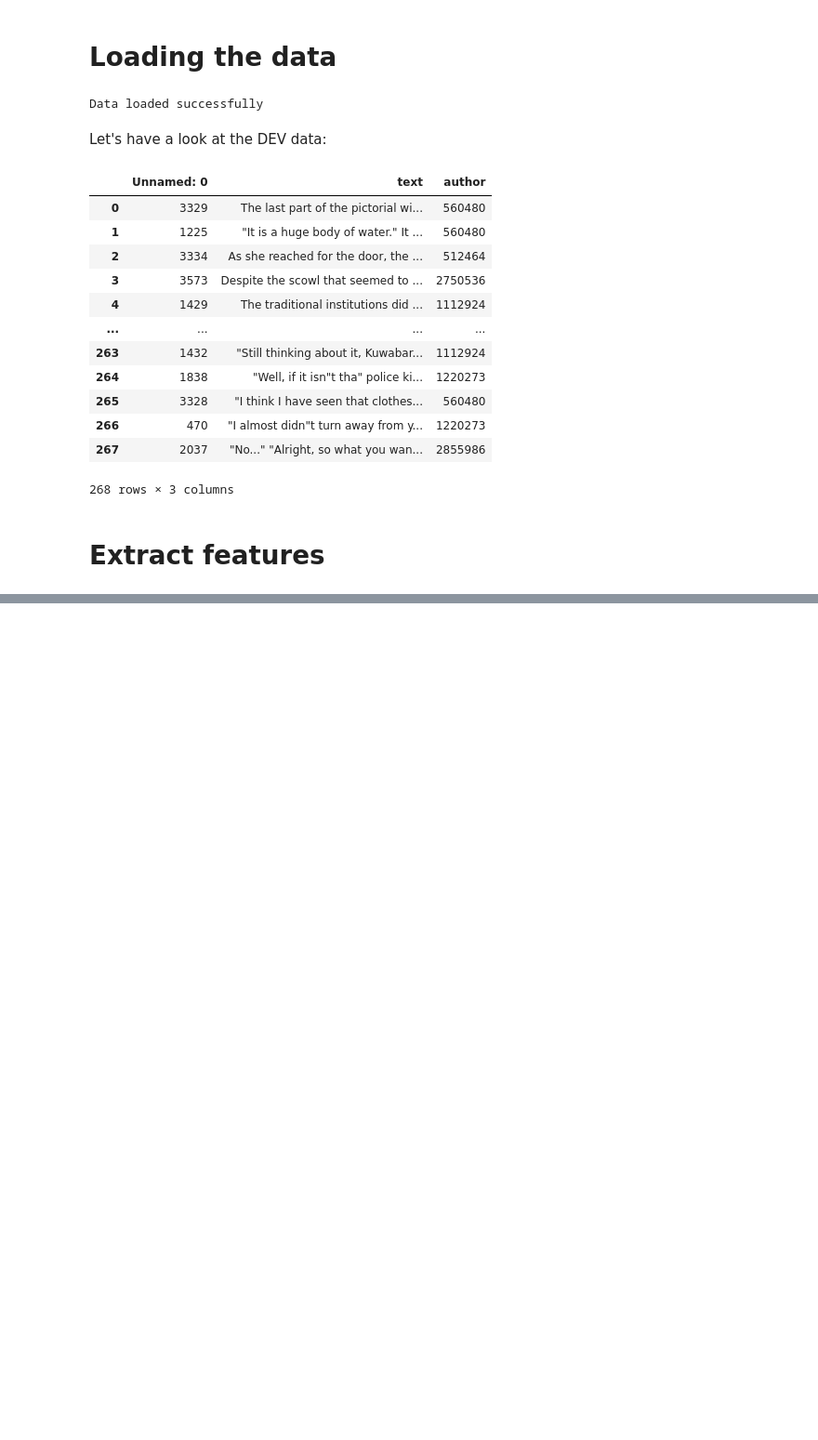
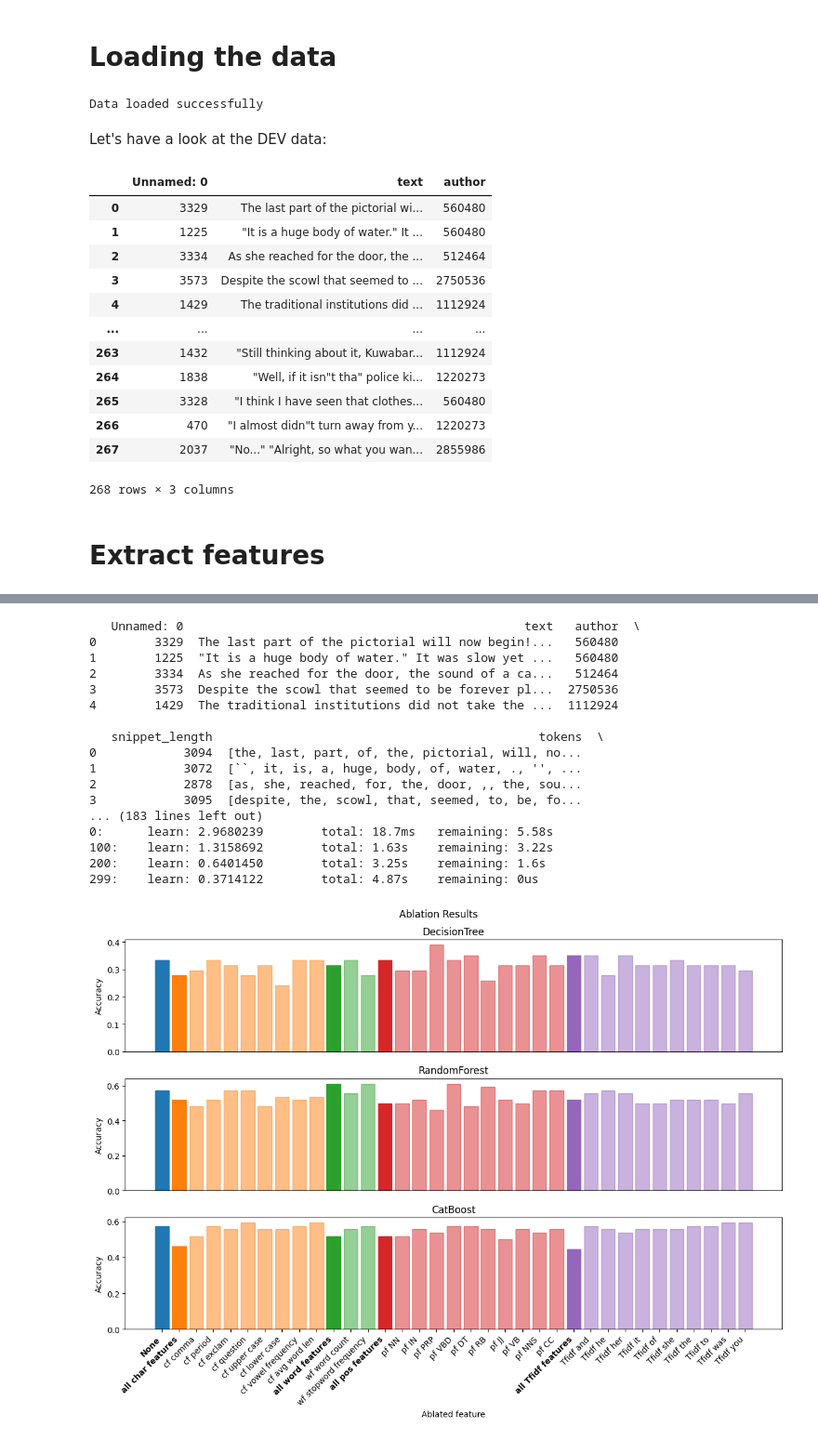
Before and after one commit to jortgutter/txmm_2526_assignment_4, a Jupyter notebook: dev.ipynb, the cells around one changed output, grey strips where cells are left out. Shown: that part at 93% size. Cells and saved outputs as stored; diff of their text form; code cells hidden in the pictures; blank space fills up the shorter version.

Commit message:
split code into separate files

```diff
--- a/dev.ipynb
+++ b/dev.ipynb
@@ -243,7 +245,7 @@ def get_bow_features(data_frame, vectorizer=None):
     data_frame = pd.concat([data_frame, bow_df], axis=1)
     return data_frame, feature_names, vectorizer
 # %%
-def extract_features(data_frame):
+def extract_features_old(data_frame):
     """extracts relevant features"""
     # prepare text (like tokenizing)
     data_frame = prepare(data_frame)
@@ -338,3 +371,24 @@ class RandomForest(Model):
     def _score_fn(self):
         # Get the accuracy on the test set
         return self.model.score(self.X_test, self.y_test)
+
+class CatBoost(Model):
+    def fit(self):
+        self.model = CatBoostClassifier(
+            iterations=self.kwargs['iterations'],         # number of boosting rounds
+            learning_rate=self.kwargs['learning_rate'],   # smaller = more stable, slower
+            depth=self.kwargs['depth'],                   # tree depth
+            loss_function=self.kwargs['loss_function'],   # for multi-author classification
+            verbose=100,                        # print progress every 100 iterations
+            random_seed=42
+        )
+        self.model.fit(self.X_train, self.y_train)
+
+    def _test(self):
+        # Make predictions for the test set
+        return self.model.predict(self.X_test)
+
+    def _score_fn(self):
+        # Get the accuracy on the test set
+        y_pred = self.model.predict(self.X_test)
+        return accuracy_score(self.y_test, y_pred)
@@ -389,6 +395,8 @@ def ablation_test(model_type:Model, data_frame, feature_names, *args, **kwargs):
 # %%
+
 # create all the necessary features for the DEV set:
-dev_with_features,dev_feature_names = extract_features(DEV_SET)
+dev_with_features, dev_feature_names, dev_feature_groups, dev_vectorizer = extract_features(DEV_SET)
+print(dev_feature_groups)
 # %% [output]
    Unnamed: 0                                               text   author  \
 0        3329  The last part of the pictorial will now begin!...   560480
@@ -434,0 +553,15 @@ for model_type, args_kwargs in model_dict.items():
+# %%
+
+def evaluate_on_dev():
+    dev_with_features, dev_feature_names, dev_feature_groups, vectorizer = extract_features(DEV_SET)
+    X_dev = dev_with_features[dev_feature_names]
+    y_dev = dev_with_features['author']
+    X_train, X_test, y_train, y_test = train_test_split(X_dev, y_dev, test_size=0.2, random_state=42)
+    train_and_test_all(
+        X_train=X_train,
+        X_test=X_test,
+        y_train=y_train,
+        y_test=y_test,
+        feature_names=dev_feature_names,
+        feature_groups=dev_feature_groups
+    )
@@ -434,0 +584,21 @@ for model_type, args_kwargs in model_dict.items():
+# %%
+evaluate_on_dev()
+# %% [output]
+   Unnamed: 0                                               text   author  \
+0        3329  The last part of the pictorial will now begin!...   560480
+1        1225  "It is a huge body of water." It was slow yet ...   560480
+2        3334  As she reached for the door, the sound of a ca...   512464
+3        3573  Despite the scowl that seemed to be forever pl...  2750536
+4        1429  The traditional institutions did not take the ...  1112924
+
+   snippet_length                                             tokens  \
+0            3094  [the, last, part, of, the, pictorial, will, no...
+1            3072  [``, it, is, a, huge, body, of, water, ., '', ...
+2            2878  [as, she, reached, for, the, door, ,, the, sou...
+3            3095  [despite, the, scowl, that, seemed, to, be, fo...
+... (183 lines left out)
+0:      learn: 2.9680239        total: 18.7ms   remaining: 5.58s
+100:    learn: 1.3158692        total: 1.63s    remaining: 3.22s
+200:    learn: 0.6401450        total: 3.25s    remaining: 1.6s
+299:    learn: 0.3714122        total: 4.87s    remaining: 0us
+[figure, added]
```
Also changed, not shown: parts of 8 cells of this notebook, 12 other files.
